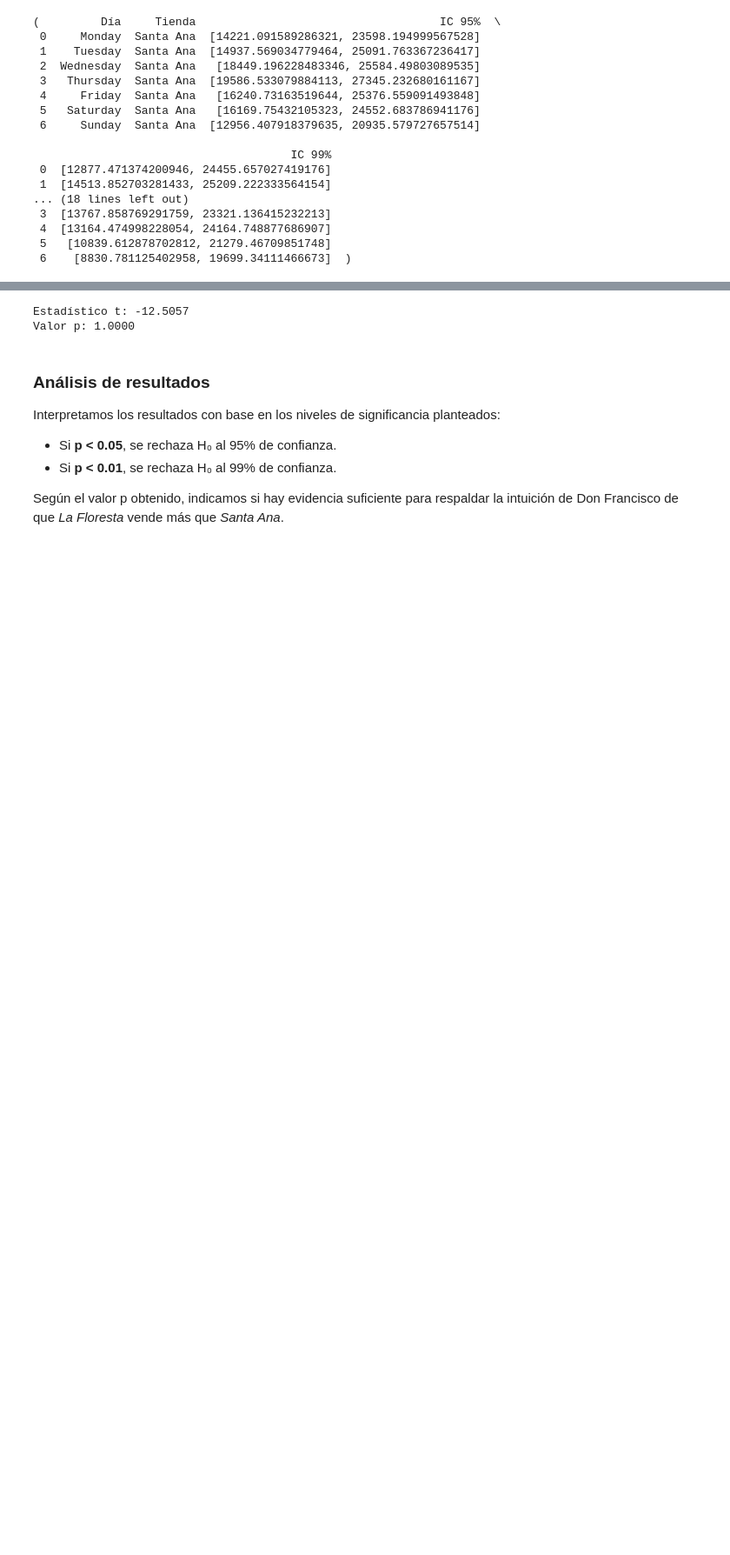
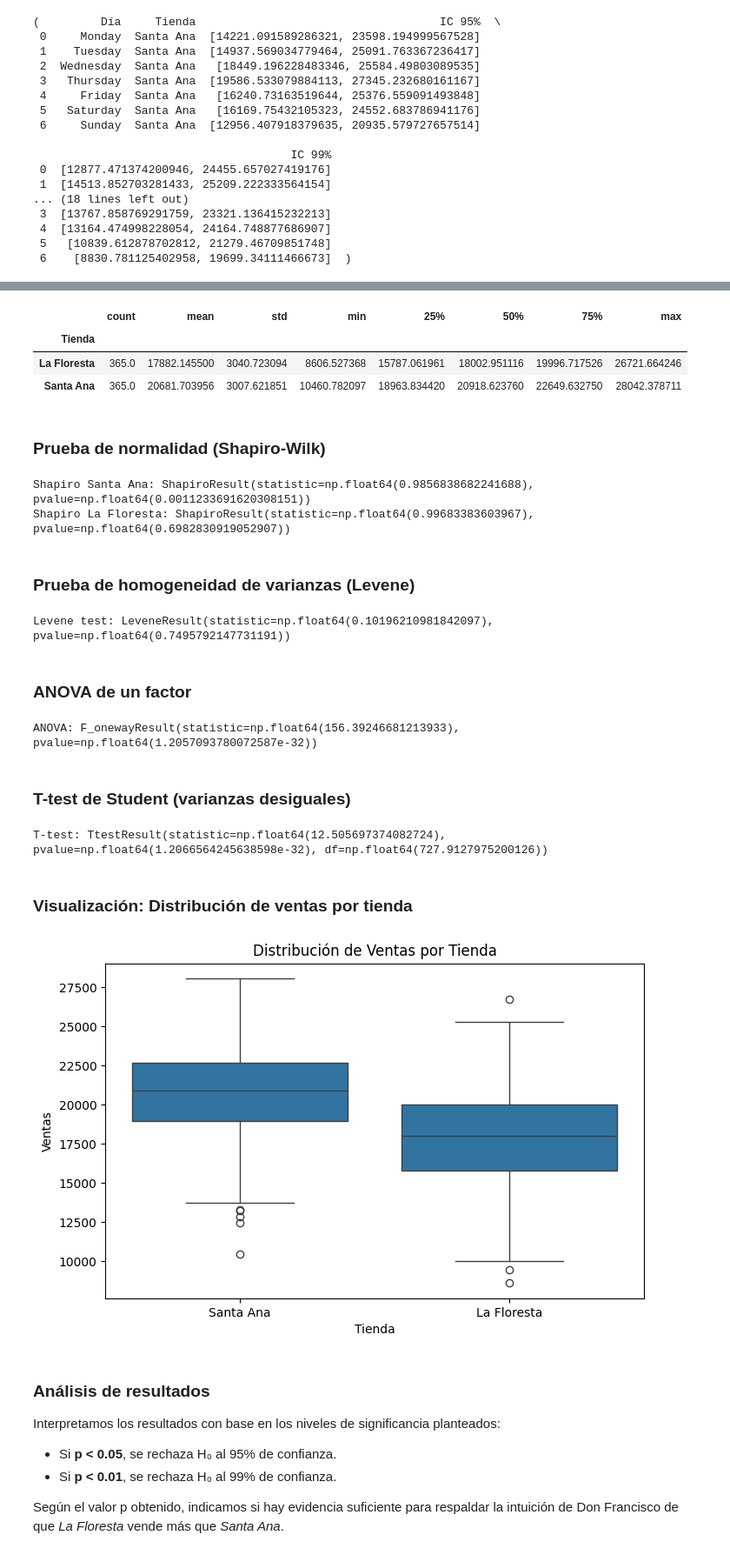
Before and after one commit to emiliano-ipa/CEIA-PEIA-EXAMEN_FINAL, a Jupyter notebook: tp_final.ipynb, the cells around one changed output, grey strips where cells are left out. Shown at 87% size. Cells and saved outputs as stored; diff of their text form; code cells hidden in the pictures; blank space fills up the shorter version.

```diff
--- a/tp_final.ipynb
+++ b/tp_final.ipynb
@@ -242,3 +355,7 @@ Usaremos una prueba t para muestras independientes, asumiendo que las varianzas
 # %%
-# Importar función para testeo
-from scipy.stats import ttest_ind
+# Agregar columna de tienda
+santa_ana['Tienda'] = 'Santa Ana'
+la_floresta['Tienda'] = 'La Floresta'
+
+# Unir los datasets
+data = pd.concat([santa_ana, la_floresta], ignore_index=True)
@@ -245,15 +364,60 @@ from scipy.stats import ttest_ind
 # %%
-# Extraer los datos de ventas
-ventas_santa_ana = santa_ana['Ventas']
-ventas_la_floresta = la_floresta['Ventas']
+data.groupby('Tienda')['Ventas'].describe()
+# %% [output]
+|  | count | mean | std | min | 25% | 50% | 75% | max |
+| Tienda |  |  |  |  |  |  |  |  |
+| La Floresta | 365.0 | 17882.145500 | 3040.723094 | 8606.527368 | 15787.061961 | 18002.951116 | 19996.717526 | 26721.664246 |
+| Santa Ana | 365.0 | 20681.703956 | 3007.621851 | 10460.782097 | 18963.834420 | 20918.623760 | 22649.632750 | 28042.378711 |
+# %% [markdown]
+### Prueba de normalidad (Shapiro-Wilk)
 # %%
-# Realizar una prueba t de dos muestras independientes con varianzas desiguales (Welch’s t-test)
-t_stat, p_val = ttest_ind(ventas_la_floresta, ventas_santa_ana, equal_var=False, alternative='greater')
-print(f'Estadístico t: {t_stat:.4f}')
-print(f'Valor p: {p_val:.4f}')
+from scipy import stats
+
+ventas_santa_ana = santa_ana['Ventas']
+ventas_la_floresta = la_floresta['Ventas']
+
+shapiro_santa = stats.shapiro(ventas_santa_ana)
+shapiro_floresta = stats.shapiro(ventas_la_floresta)
+
+print("Shapiro Santa Ana:", shapiro_santa)
+print("Shapiro La Floresta:", shapiro_floresta)
 # %% [output]
-Estadístico t: -12.5057
-Valor p: 1.0000
+Shapiro Santa Ana: ShapiroResult(statistic=np.float64(0.9856838682241688), pvalue=np.float64(0.0011233691620308151))
+Shapiro La Floresta: ShapiroResult(statistic=np.float64(0.99683383603967), pvalue=np.float64(0.6982830919052907))
+# %% [markdown]
+### Prueba de homogeneidad de varianzas (Levene)
+# %%
+levene_test = stats.levene(ventas_santa_ana, ventas_la_floresta)
+print("Levene test:", levene_test)
+# %% [output]
+Levene test: LeveneResult(statistic=np.float64(0.10196210981842097), pvalue=np.float64(0.7495792147731191))
+# %% [markdown]
+### ANOVA de un factor
+# %%
+anova = stats.f_oneway(ventas_santa_ana, ventas_la_floresta)
+print("ANOVA:", anova)
+# %% [output]
+ANOVA: F_onewayResult(statistic=np.float64(156.39246681213933), pvalue=np.float64(1.2057093780072587e-32))
+# %% [markdown]
+### T-test de Student (varianzas desiguales)
+# %%
+ttest = stats.ttest_ind(ventas_santa_ana, ventas_la_floresta, equal_var=False)
+print("T-test:", ttest)
+# %% [output]
+T-test: TtestResult(statistic=np.float64(12.505697374082724), pvalue=np.float64(1.2066564245638598e-32), df=np.float64(727.9127975200126))
+# %% [markdown]
+### Visualización: Distribución de ventas por tienda
+# %%
+import matplotlib.pyplot as plt
+import seaborn as sns
+
+plt.figure(figsize=(8, 5))
+sns.boxplot(x='Tienda', y='Ventas', data=data)
+plt.title('Distribución de Ventas por Tienda')
+plt.savefig('results/boxplot_ventas_tienda.png')
+plt.show()
+# %% [output]
+[figure, added]
 # %% [markdown]
 ### Análisis de resultados
 Interpretamos los resultados con base en los niveles de significancia planteados:
```
Also changed, not shown: parts of 5 cells of this notebook, 1 other file.
